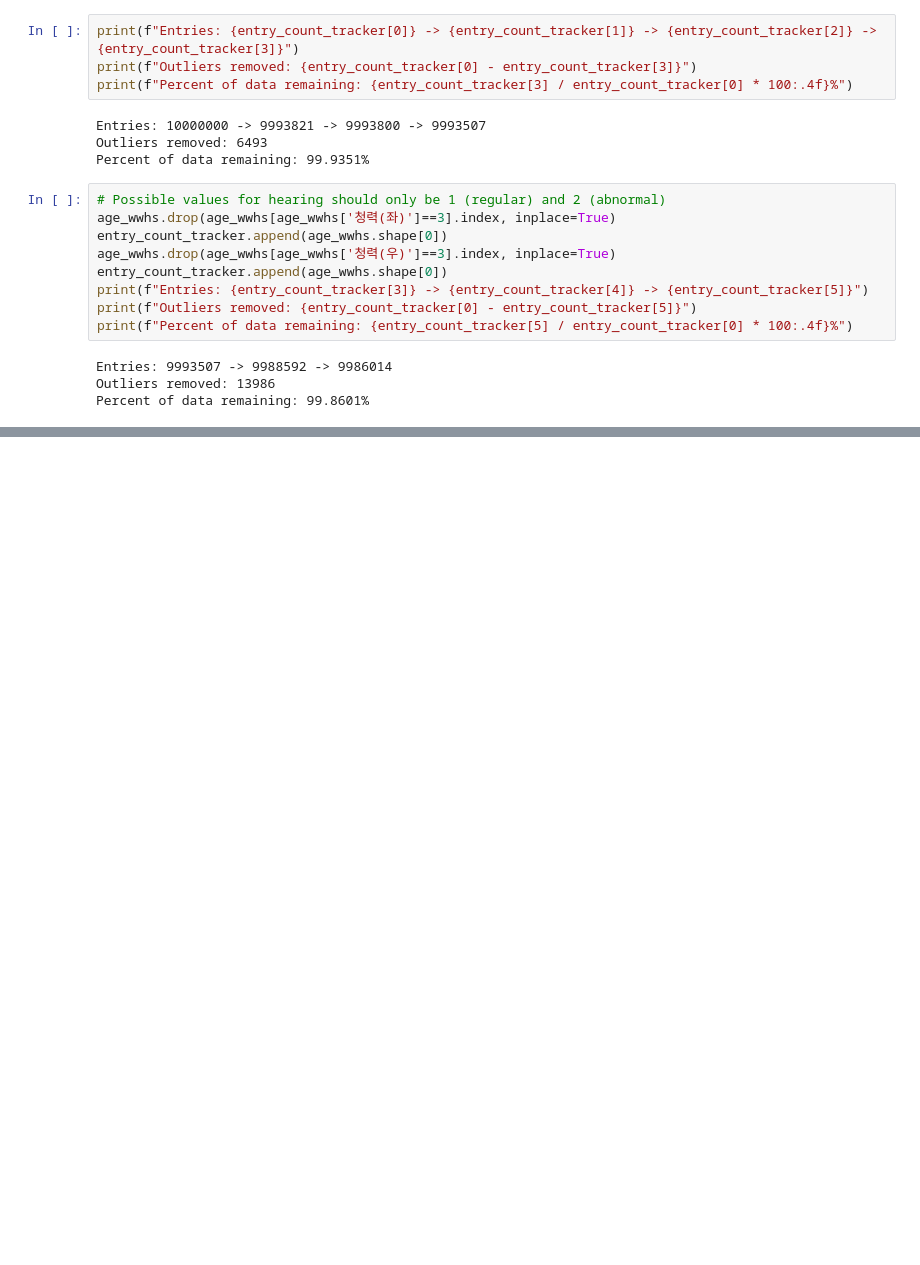
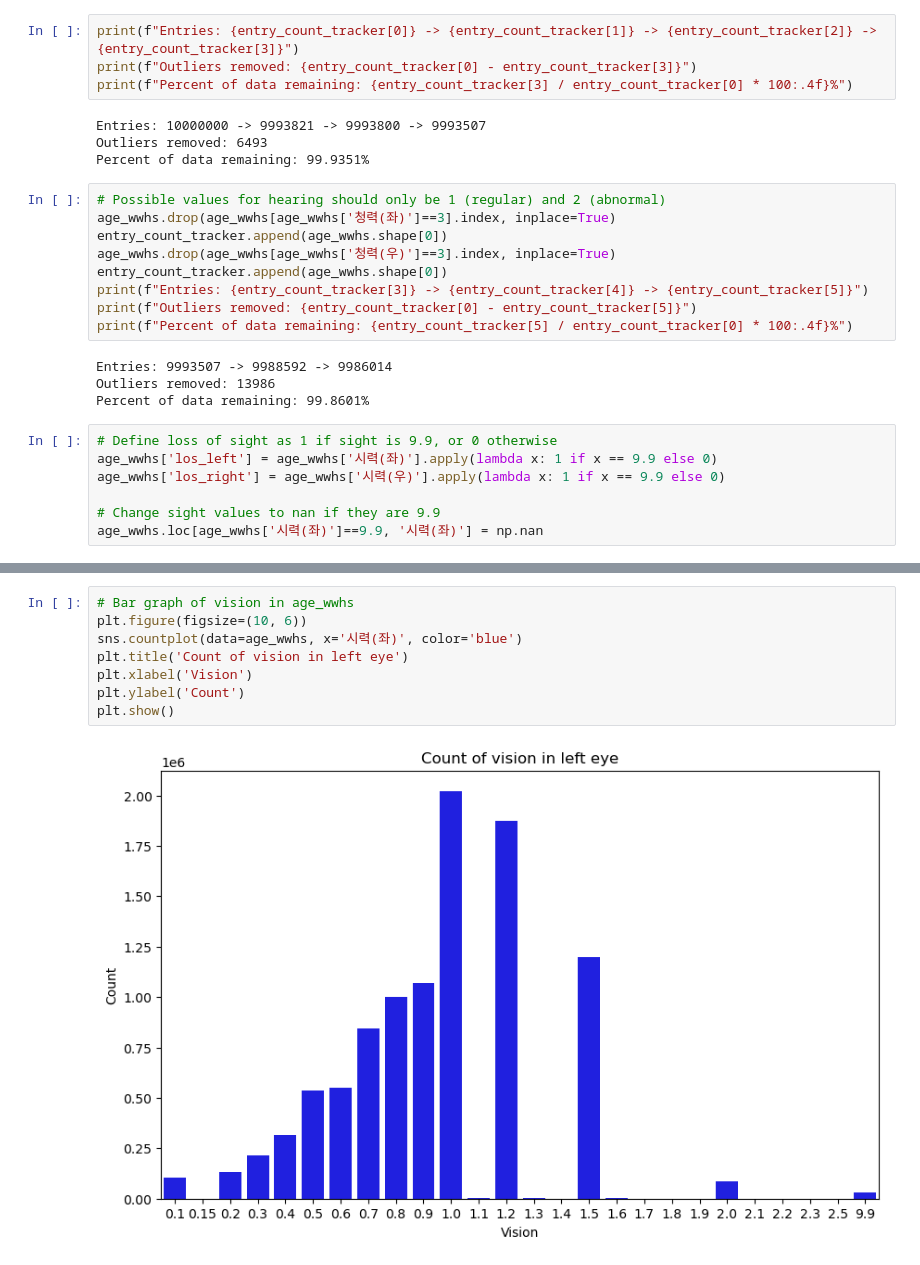
Before and after one commit to tjohns94/csd230finalproject, a Jupyter notebook: explore_wwhs.ipynb, the cells around one changed output, grey strips where cells are left out. Drawn from its saved outputs; the diff is of its cells as text; blank space fills up the shorter version.

```diff
--- a/explore_wwhs.ipynb
+++ b/explore_wwhs.ipynb
@@ -73,6 +74,13 @@ print(f"Percent of data remaining: {entry_count_tracker[5] / entry_count_tracker
 Entries: 9993507 -> 9988592 -> 9986014
 Outliers removed: 13986
 Percent of data remaining: 99.8601%
+# %%
+# Define loss of sight as 1 if sight is 9.9, or 0 otherwise
+age_wwhs['los_left'] = age_wwhs['시력(좌)'].apply(lambda x: 1 if x == 9.9 else 0)
+age_wwhs['los_right'] = age_wwhs['시력(우)'].apply(lambda x: 1 if x == 9.9 else 0)
+
+# Change sight values to nan if they are 9.9
+age_wwhs.loc[age_wwhs['시력(좌)']==9.9, '시력(좌)'] = np.nan
 # %%
 age_group_yearly = age_wwhs.groupby(['기준년도', '연령대코드(5세단위)']).mean().reset_index()
 print(age_group_yearly)
@@ -168,3 +176,13 @@ fig.tight_layout()
 plt.show()
 # %% [output]
 [figure]
+# %%
+# Bar graph of vision in age_wwhs
+plt.figure(figsize=(10, 6))
+sns.countplot(data=age_wwhs, x='시력(좌)', color='blue')
+plt.title('Count of vision in left eye')
+plt.xlabel('Vision')
+plt.ylabel('Count')
+plt.show()
+# %% [output]
+[figure, added]
```
Also changed, not shown: parts of 11 cells of this notebook.
